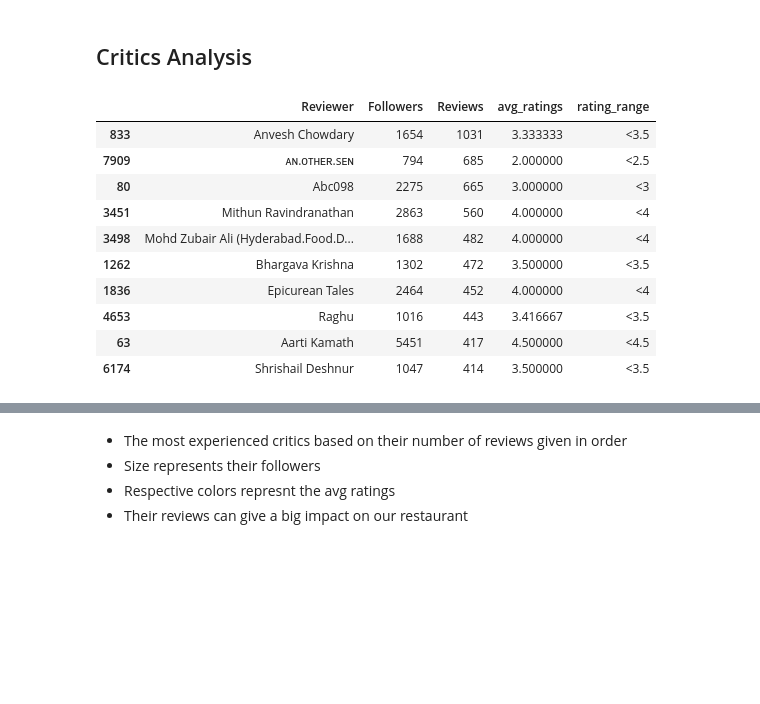
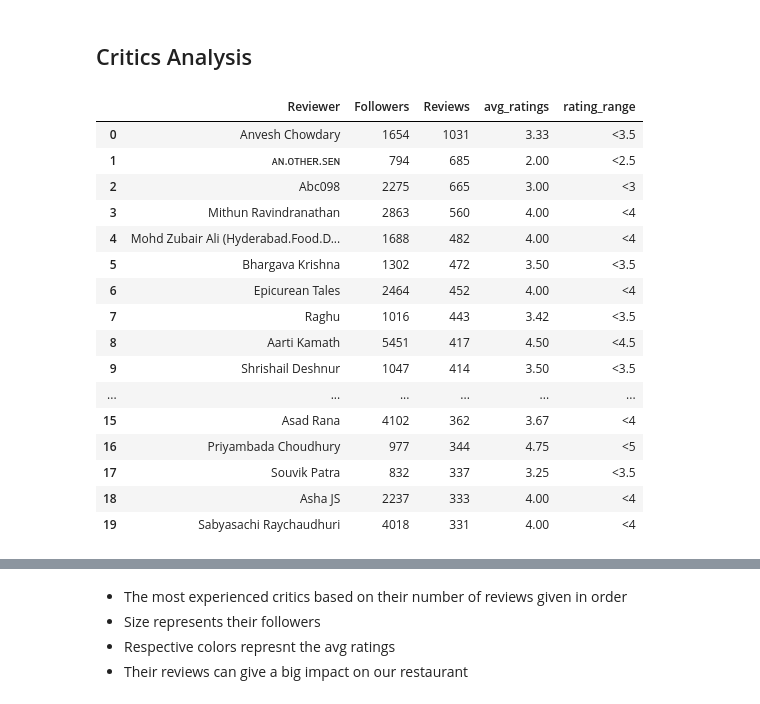
Before and after one commit to bhanuprakash-7/zomato-reviews-clustering-sentimental-analysis, a Jupyter notebook: ZOMATO RESTAURANT CLUSTERING AND SENTIMENT ANALYSIS.ipynb, the cells around one changed output, grey strips where cells are left out. Cells and saved outputs as stored; diff of their text form; code cells hidden in the pictures; blank space fills up the shorter version.

```diff
--- a/ZOMATO RESTAURANT CLUSTERING AND SENTIMENT ANALYSIS.ipynb
+++ b/ZOMATO RESTAURANT CLUSTERING AND SENTIMENT ANALYSIS.ipynb
@@ -671,18 +671,27 @@ plt.show()
 # %%
 by_reviews = df.groupby(['Reviewer','Followers','Reviews'])['Rating'].mean().reset_index().sort_values(by=['Reviews','Followers'],ascending=False)
 by_reviews.columns=['Reviewer','Followers','Reviews','avg_ratings']
+by_reviews['avg_ratings'] = by_reviews['avg_ratings'].apply(lambda row : np.round(row,2))
 by_reviews['rating_range'] = pd.cut(by_reviews['avg_ratings'], [0,2.5,3,3.5,4,4.5,5], labels=['<2.5','<3','<3.5','<4','<4.5','<5'])
-by_reviews.head(10)
+by_reviews = by_reviews.drop_duplicates(subset='Reviewer')
+by_reviews = by_reviews.reset_index().drop('index',axis=1)
+by_reviews.head(20)
 # %% [output]
 |  | Reviewer | Followers | Reviews | avg_ratings | rating_range |
-| 833 | Anvesh Chowdary | 1654 | 1031 | 3.333333 | <3.5 |
-| 7909 | ᴀɴ.ᴏᴛʜᴇʀ.sᴇɴ | 794 | 685 | 2.000000 | <2.5 |
-| 80 | Abc098 | 2275 | 665 | 3.000000 | <3 |
-| 3451 | Mithun Ravindranathan | 2863 | 560 | 4.000000 | <4 |
-| 3498 | Mohd Zubair Ali (Hyderabad.Food.D... | 1688 | 482 | 4.000000 | <4 |
-| 1262 | Bhargava Krishna | 1302 | 472 | 3.500000 | <3.5 |
-| 1836 | Epicurean Tales | 2464 | 452 | 4.000000 | <4 |
-| 4653 | Raghu | 1016 | 443 | 3.416667 | <3.5 |
-| 63 | Aarti Kamath | 5451 | 417 | 4.500000 | <4.5 |
-| 6174 | Shrishail Deshnur | 1047 | 414 | 3.500000 | <3.5 |
+| 0 | Anvesh Chowdary | 1654 | 1031 | 3.33 | <3.5 |
+| 1 | ᴀɴ.ᴏᴛʜᴇʀ.sᴇɴ | 794 | 685 | 2.00 | <2.5 |
+| 2 | Abc098 | 2275 | 665 | 3.00 | <3 |
+| 3 | Mithun Ravindranathan | 2863 | 560 | 4.00 | <4 |
+| 4 | Mohd Zubair Ali (Hyderabad.Food.D... | 1688 | 482 | 4.00 | <4 |
+| 5 | Bhargava Krishna | 1302 | 472 | 3.50 | <3.5 |
+| 6 | Epicurean Tales | 2464 | 452 | 4.00 | <4 |
+| 7 | Raghu | 1016 | 443 | 3.42 | <3.5 |
+| 8 | Aarti Kamath | 5451 | 417 | 4.50 | <4.5 |
+| 9 | Shrishail Deshnur | 1047 | 414 | 3.50 | <3.5 |
+| ... | ... | ... | ... | ... | ... |
+| 15 | Asad Rana | 4102 | 362 | 3.67 | <4 |
+| 16 | Priyambada Choudhury | 977 | 344 | 4.75 | <5 |
+| 17 | Souvik Patra | 832 | 337 | 3.25 | <3.5 |
+| 18 | Asha JS | 2237 | 333 | 4.00 | <4 |
+| 19 | Sabyasachi Raychaudhuri | 4018 | 331 | 4.00 | <4 |
 # %%
```
Also changed, not shown: parts of 5 cells of this notebook.
